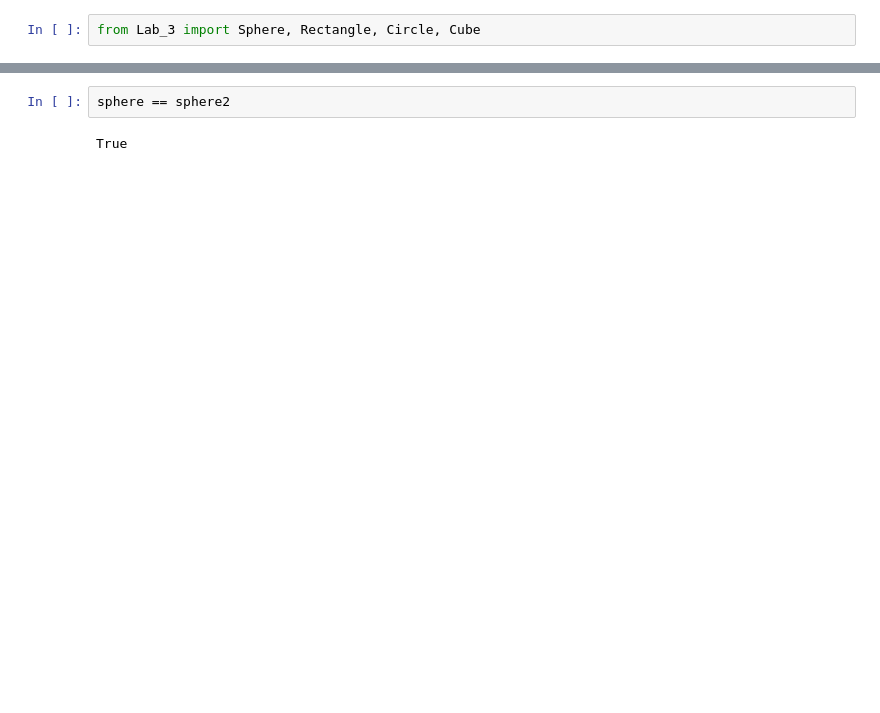
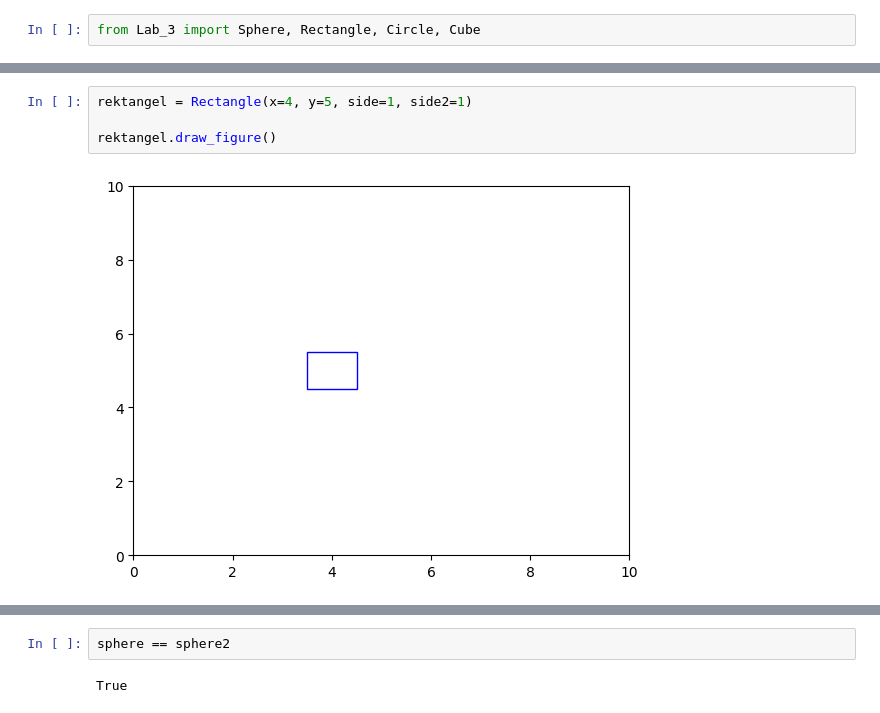
Before and after one commit to koop46/Python_Alejandro_Martinez, a Jupyter notebook: Labs/Lab3/classes.ipynb, the cells around one changed output, grey strips where cells are left out. Cells and saved outputs as stored; diff of their text form; blank space fills up the shorter version.

```diff
--- a/Labs/Lab3/classes.ipynb
+++ b/Labs/Lab3/classes.ipynb
@@ -19 +16,7 @@ False
+# %%
+rektangel = Rectangle(x=4, y=5, side=1, side2=1)
+
+rektangel.draw_figure()
+# %% [output]
+[figure, added]
 # %%
```
Also changed, not shown: parts of 4 cells of this notebook.
